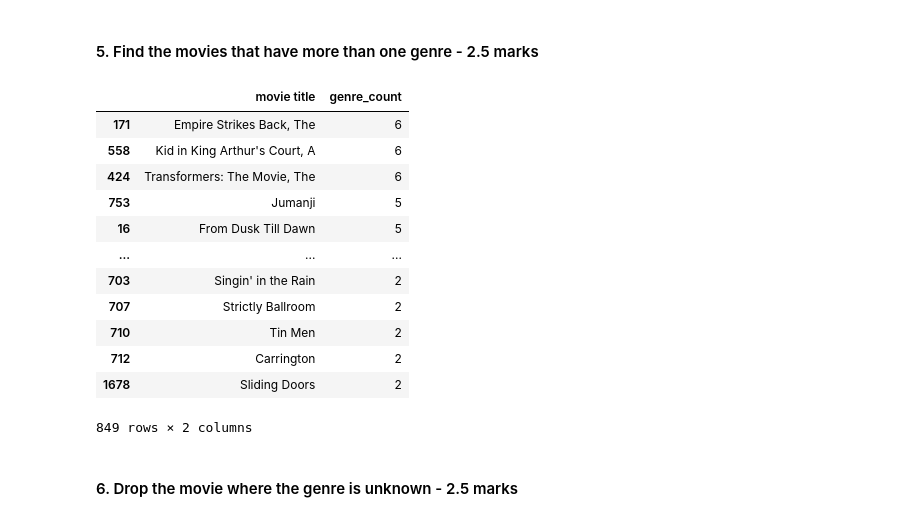
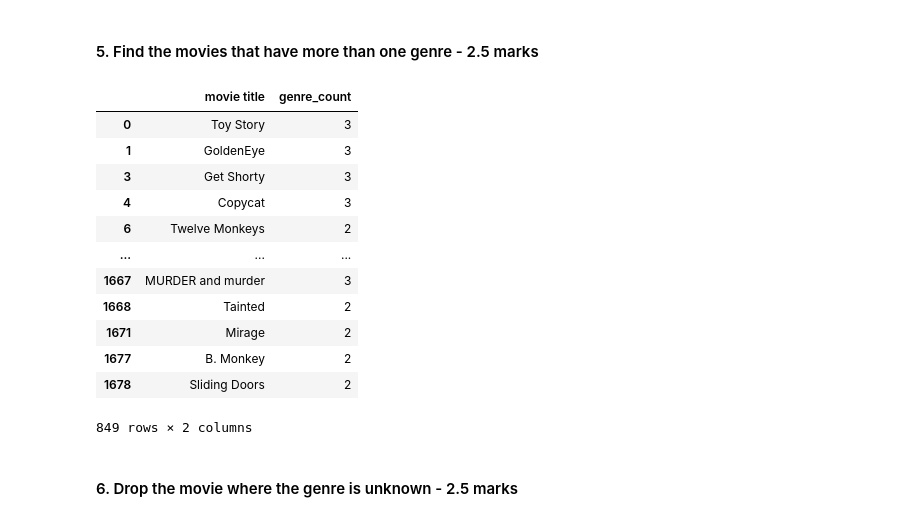
Before and after one commit to GreatLearningAIML1/gl-pgp-aiml-uta-intl-may20-bunty-sunbird, a Jupyter notebook: project/MovieLensDataExploration/MovieLensProjectSolution.ipynb, the cells around one changed output. Drawn from its saved outputs; the diff is of its cells as text; code cells hidden in the pictures.

```diff
--- a/project/MovieLensDataExploration/MovieLensProjectSolution.ipynb
+++ b/project/MovieLensDataExploration/MovieLensProjectSolution.ipynb
@@ -233,21 +244,21 @@ moviegenre_sum[moviegenre_sum['Movie Genre'] != 'movie id']
 # %%
 moviegenre_count = moviegenre.copy()
 
 moviegenre_count['genre_count'] = moviegenre.sum(axis=1, numeric_only=True) - moviegenre['movie id']
 
-moviegenre_count[(moviegenre_count['genre_count'] > 1)][['movie title', 'genre_count']].sort_values(by='genre_count', ascending=False)
+moviegenre_count[(moviegenre_count['genre_count'] > 1)][['movie title', 'genre_count']]
 # %% [output]
 |  | movie title | genre_count |
-| 171 | Empire Strikes Back, The | 6 |
-| 558 | Kid in King Arthur's Court, A | 6 |
-| 424 | Transformers: The Movie, The | 6 |
-| 753 | Jumanji | 5 |
-| 16 | From Dusk Till Dawn | 5 |
+| 0 | Toy Story | 3 |
+| 1 | GoldenEye | 3 |
+| 3 | Get Shorty | 3 |
+| 4 | Copycat | 3 |
+| 6 | Twelve Monkeys | 2 |
 | ... | ... | ... |
-| 703 | Singin' in the Rain | 2 |
-| 707 | Strictly Ballroom | 2 |
-| 710 | Tin Men | 2 |
-| 712 | Carrington | 2 |
+| 1667 | MURDER and murder | 3 |
+| 1668 | Tainted | 2 |
+| 1671 | Mirage | 2 |
+| 1677 | B. Monkey | 2 |
 | 1678 | Sliding Doors | 2 |
 849 rows × 2 columns
 # %% [markdown]
```
Also changed, not shown: parts of 5 cells of this notebook, 1 other file.
